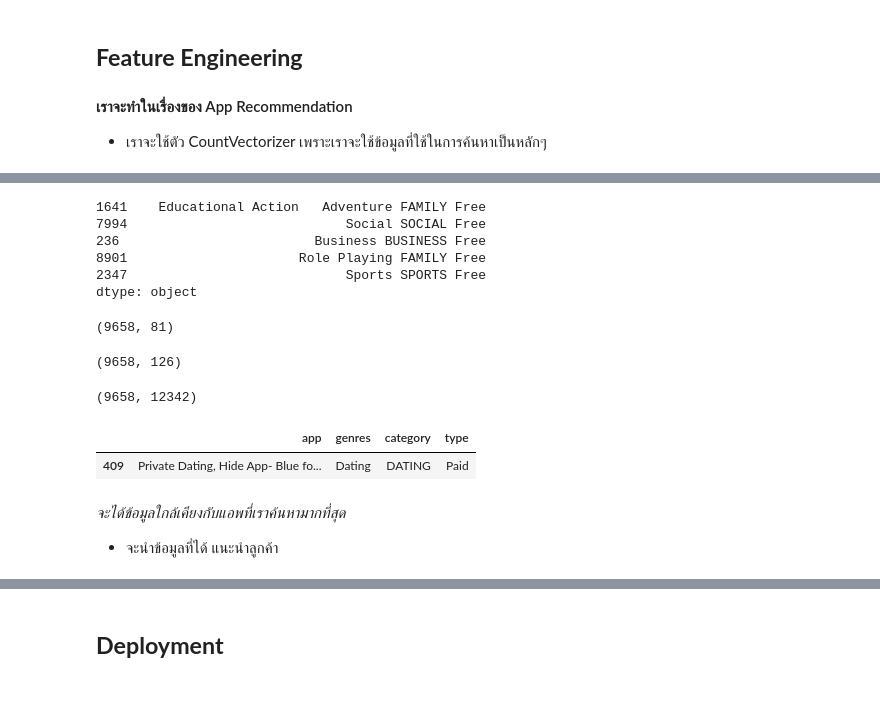
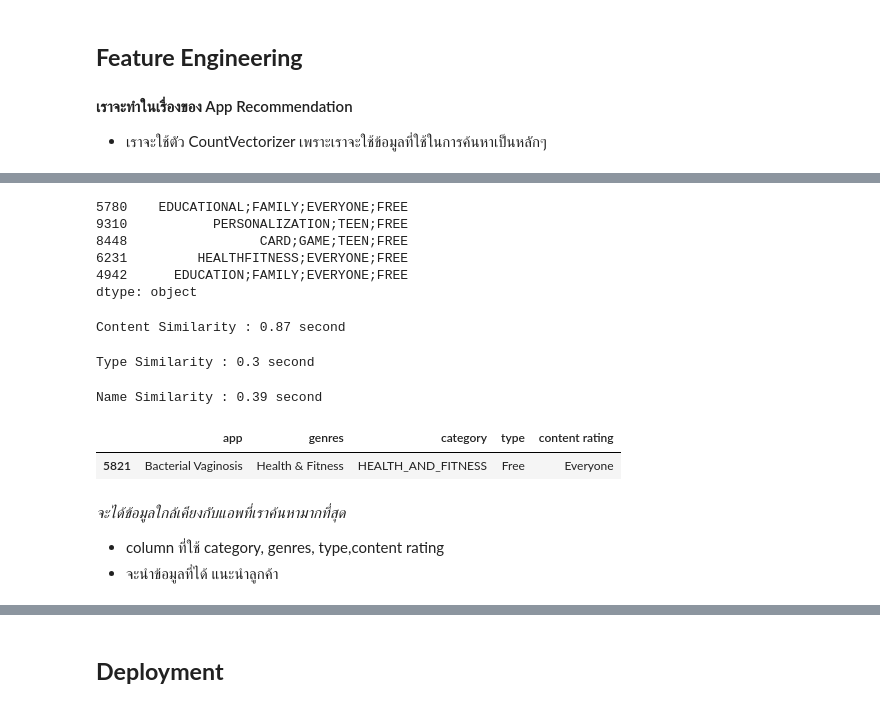
Before and after one commit to king-glitch/cs-434, a Jupyter notebook: index.ipynb, the cells around one changed output, grey strips where cells are left out. Drawn from its saved outputs; the diff is of its cells as text; code cells hidden in the pictures.

```diff
--- a/index.ipynb
+++ b/index.ipynb
@@ -399,39 +412,64 @@ count_vectorizer = CountVectorizer(lowercase=True, stop_words='english')
 # %%
 # สร้างข้อมูลของ content
+
+
+def construct_content(x: str):
+    join_genres = "".join(x.split(' '))
+    join_category = "".join(join_genres.upper().split('_AND_'))
+
+    results = []
+
+    for i in join_category.split(';'):
+        if i not in results:
+            results.append(i)
+
+    return ";".join(results)
+
+
 describe = (df['genres'].replace(to_replace='(;|&| +)', value=' ',
-            regex=True) + ";" + df['category'] + ";" + df['type'])
+            regex=True) + ";" + df['category'] + ";" + df['content rating'] + ";" + df['type']).apply(lambda x: construct_content(x))
 describe.sample(5)
 # %% [output]
-1641    Educational Action   Adventure FAMILY Free
-7994                            Social SOCIAL Free
-236                         Business BUSINESS Free
-8901                      Role Playing FAMILY Free
-2347                            Sports SPORTS Free
+5780    EDUCATIONAL;FAMILY;EVERYONE;FREE
+9310           PERSONALIZATION;TEEN;FREE
+8448                 CARD;GAME;TEEN;FREE
+6231         HEALTHFITNESS;EVERYONE;FREE
+4942      EDUCATION;FAMILY;EVERYONE;FREE
 dtype: object
 # %%
 # สร้างตัว matrix สำหรับ content ที่ใช้สำหรับข้อมูลที่คล้ายๆกัน
+time_start = time.time()
+cosine_similarity
 content_count_matrix = count_vectorizer.fit_transform(describe)
-content_cosine_sim = cosine_similarity(
+content_cosine_sim = linear_kernel(
     content_count_matrix, content_count_matrix)
 content_count_matrix.shape
+time_end = time.time()
+print(f"Content Similarity : {round(time_end - time_start, 2)} second")
 # %% [output]
-(9658, 81)
+Content Similarity : 0.87 second
 # %%
 # สร้างตัว matrix สำหรับ content ที่คล้ายแกัน โดยไม่สนว่าจ่ายเงินหรือไม่จ่าย
-type_count_matrix = count_vectorizer.fit_transform(df['genres'].replace(
-    to_replace='(;|&| +)', value=' ', regex=True)+';' + df['category'])
-type_cosine_sim = cosine_similarity(type_count_matrix, type_count_matrix)
+time_start = time.time()
+type_count_matrix = tfidf_vectorizer.fit_transform((df['genres'].replace(
+    to_replace='(;|&| +)', value=' ', regex=True)+';' + df['category']).apply(lambda x: construct_content(x)))
+type_cosine_sim = linear_kernel(type_count_matrix, type_count_matrix)
 type_count_matrix.shape
+time_end = time.time()
+print(f"Type Similarity : {round(time_end - time_start, 2)} second")
 # %% [output]
-(9658, 126)
+Type Similarity : 0.3 second
 # %%
 # สร้างตัว matrix สำหรับ ชื่อแอพที่คล้ายๆ กีน
-name_count_matrix = count_vectorizer.fit_transform(
-    df['category']+';' + df['app'])
-name_cosine_sim = cosine_similarity(name_count_matrix, name_count_matrix)
+time_start = time.time()
+name_count_matrix = tfidf_vectorizer.fit_transform(
+    (df['category']+';' + df['app']))
+name_cosine_sim = linear_kernel(name_count_matrix, name_count_matrix)
 name_count_matrix.shape
+time_end = time.time()
+print(f"Name Similarity : {round(time_end - time_start, 2)} second")
 # %% [output]
-(9658, 12342)
+Name Similarity : 0.39 second
 # %%
 class Recommendations:
     def __init__(self, name: str, amount: int = 10):
@@ -471,23 +509,24 @@ class Recommendations:
         sim_scores = sim_scores[0:self.amount + 1]
         _indices = [i[0] for i in sim_scores]
 
-        recs = df[['app', 'genres', 'category', 'type']].iloc[_indices]
+        recs = df[['app', 'genres', 'category', 'type', 'content rating']].iloc[_indices]
         recs['match_score'] = [i[1] for i in sim_scores]
         recs['match_score'] = recs['match_score'].apply(lambda x: round(x, 4))
         recs = recs.loc[recs.app != self.name]
-        return recs.loc[recs.match_score > 0, ['app', 'genres', 'category', 'type', 'match_score']]
+        return recs.loc[recs.match_score > 0, ['app', 'genres', 'category', 'type', 'content rating', 'match_score']]
 
     def get_app_detail(self):
-        return df.loc[df['app'] == self.name, ['app', 'genres', 'category', 'type']]
+        return df.loc[df['app'] == self.name, ['app', 'genres', 'category', 'type', 'content rating']]
 # %%
 # construct ข้อมูลแอพ จากชื่อที่ให้ไป
-recommend = Recommendations('Dating')
+recommend = Recommendations('Bacterial Vaginosis')
 
 # แสดงข้อมูลแอพที่ใกล้เคียงกับชื่อมากที่สุดมาแสดง
 recommend.get_app_detail()
 # %% [output]
-|  | app | genres | category | type |
-| 409 | Private Dating, Hide App- Blue fo... | Dating | DATING | Paid |
+|  | app | genres | category | type | content rating |
+| 5821 | Bacterial Vaginosis | Health & Fitness | HEALTH_AND_FITNESS | Free | Everyone |
 # %% [markdown]
 *จะได้ข้อมูลใกล้เคียงกับแอพที่เราค้นหามากที่สุด*
+- column ที่ใช้ category, genres, type,content rating
 - จะนำข้อมูลที่ได้ แนะนำลูกค้า
```
Also changed, not shown: parts of 28 cells of this notebook, 15 other files.
